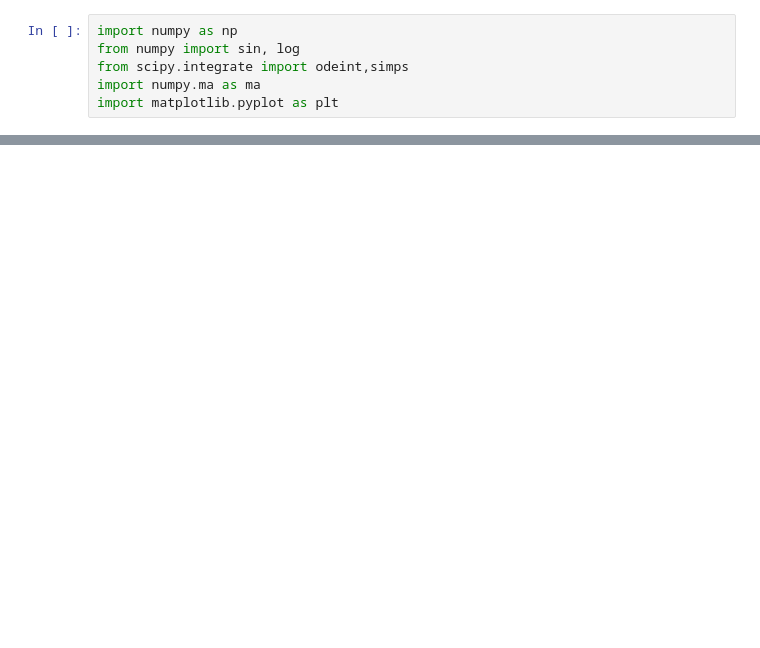
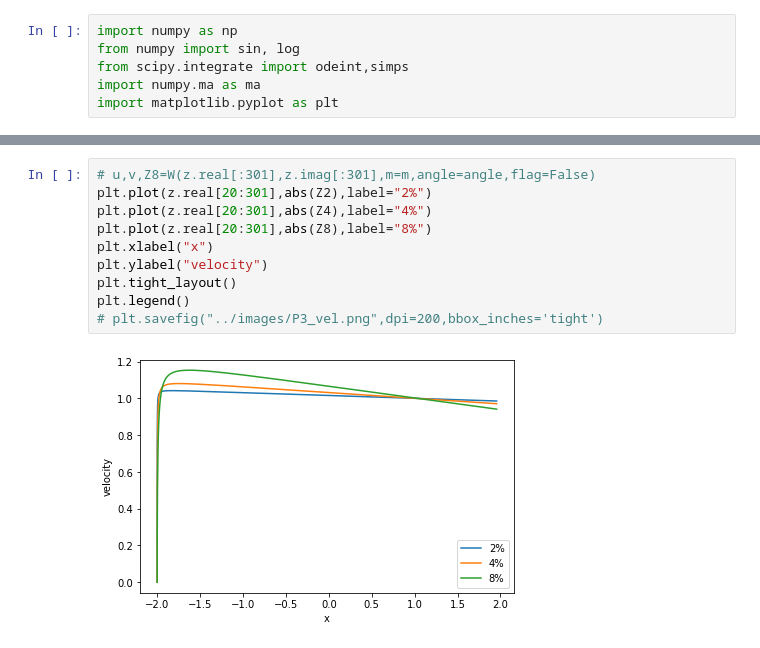
Before and after one commit to Amiren96/Amiren96, a Jupyter notebook: hwk2_P2.ipynb, the cells around one changed output, grey strips where cells are left out. Cells and saved outputs as stored; diff of their text form; blank space fills up the shorter version.

```diff
--- a/hwk2_P2.ipynb
+++ b/hwk2_P2.ipynb
@@ -80,0 +102,12 @@ plt.legend()
+# %%
+# u,v,Z8=W(z.real[:301],z.imag[:301],m=m,angle=angle,flag=False)
+plt.plot(z.real[20:301],abs(Z2),label="2%")
+plt.plot(z.real[20:301],abs(Z4),label="4%")
+plt.plot(z.real[20:301],abs(Z8),label="8%")
+plt.xlabel("x")
+plt.ylabel("velocity")
+plt.tight_layout()
+plt.legend()
+# plt.savefig("../images/P3_vel.png",dpi=200,bbox_inches='tight')
+# %% [output]
+[figure, added]
```
Also changed, not shown: parts of 7 cells of this notebook.
